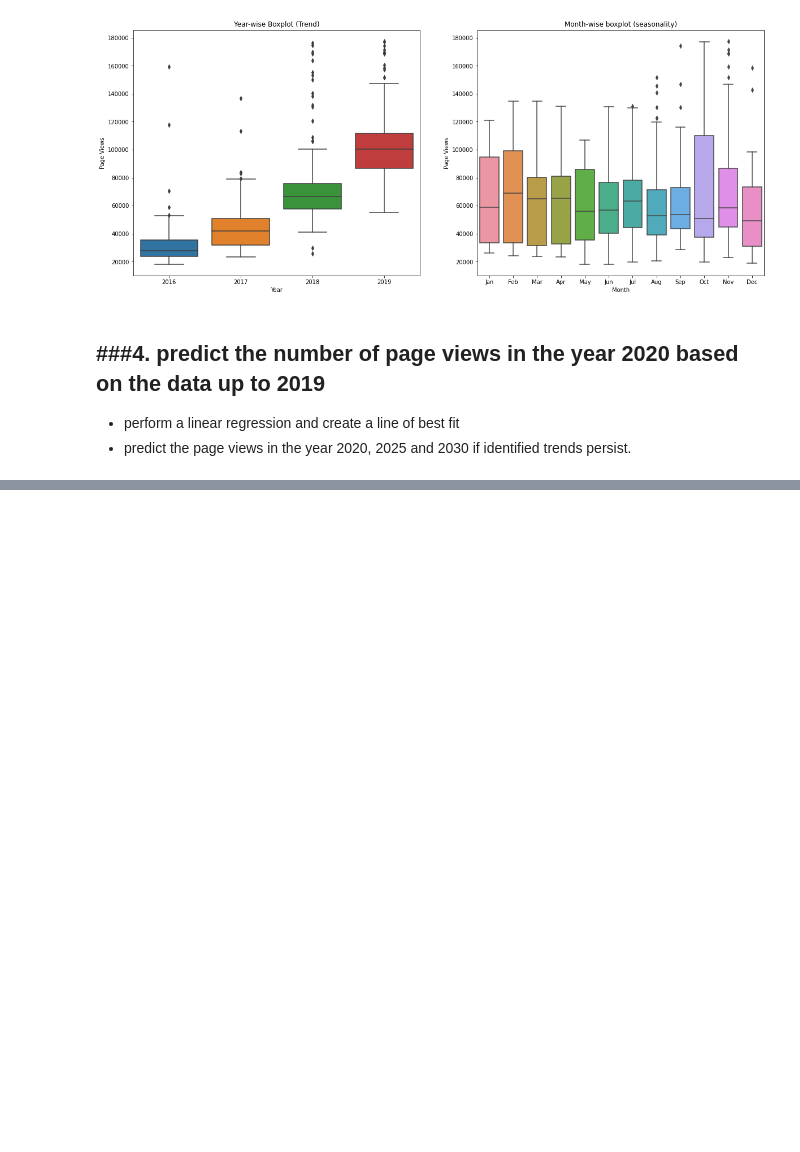
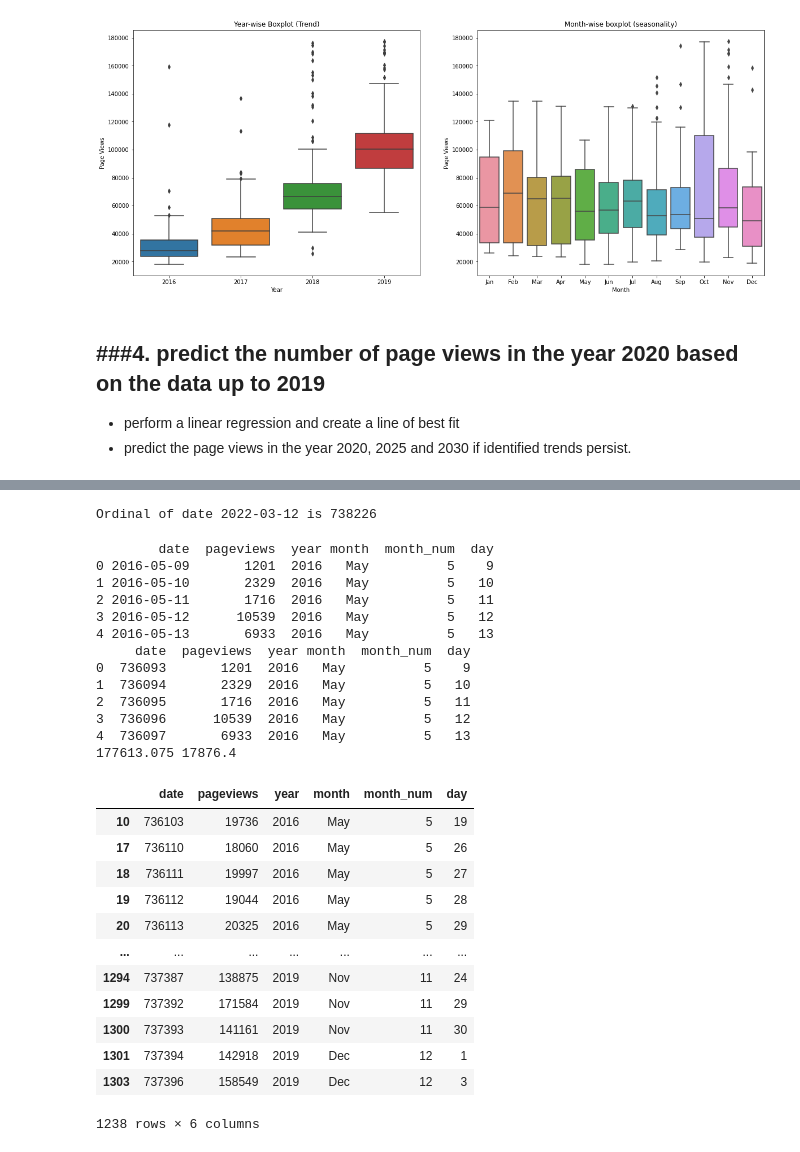
Before and after one commit to UnaRam/pythonFundamemtals, a Jupyter notebook: Una_Page_Views_Project.ipynb, the cells around one changed output, grey strips where cells are left out. Saved outputs shown, nothing was run; the diff lists cells and outputs as text; code cells hidden in the pictures; blank space fills up the shorter version.

```diff
--- a/Una_Page_Views_Project.ipynb
+++ b/Una_Page_Views_Project.ipynb
@@ -153,0 +354,57 @@ fig.show()
+# %%
+import datetime
+# using date.today() to get todays date
+dateToday = datetime.date.today()
+
+# Using toordinal() to generate ordinal value.
+toOrdinal = dateToday.toordinal()
+
+# Prints Ordinal Value of Todays Date.
+print(f"Ordinal of date {dateToday} is {toOrdinal}")
+# %% [output]
+Ordinal of date 2022-03-12 is 738226
+# %%
+import datetime as dt
+print(df.head())
+
+data_df = df.copy()
+data_df['date'] = pd.to_datetime(data_df['date'])
+data_df['date']=data_df['date'].map(dt.datetime.toordinal)
+print(data_df.head())
+
+#must repeat the filtering
+#filtering
+ord_filt_max = data_df['pageviews'].quantile(0.975)
+ord_filt_min = data_df['pageviews'].quantile(0.025)
+print(ord_filt_max, ord_filt_min)
+ord_filter = ((ord_filt_min <= data_df['pageviews']) & (data_df['pageviews']<=ord_filt_max))
+# display(filter)
+ord_filtered_df = data_df[ord_filter] #apply the filter
+display(ord_filtered_df)
+# %% [output]
+        date  pageviews  year month  month_num  day
+0 2016-05-09       1201  2016   May          5    9
+1 2016-05-10       2329  2016   May          5   10
+2 2016-05-11       1716  2016   May          5   11
+3 2016-05-12      10539  2016   May          5   12
+4 2016-05-13       6933  2016   May          5   13
+     date  pageviews  year month  month_num  day
+0  736093       1201  2016   May          5    9
+1  736094       2329  2016   May          5   10
+2  736095       1716  2016   May          5   11
+3  736096      10539  2016   May          5   12
+4  736097       6933  2016   May          5   13
+177613.075 17876.4
+|  | date | pageviews | year | month | month_num | day |
+| 10 | 736103 | 19736 | 2016 | May | 5 | 19 |
+| 17 | 736110 | 18060 | 2016 | May | 5 | 26 |
+| 18 | 736111 | 19997 | 2016 | May | 5 | 27 |
+| 19 | 736112 | 19044 | 2016 | May | 5 | 28 |
+| 20 | 736113 | 20325 | 2016 | May | 5 | 29 |
+| ... | ... | ... | ... | ... | ... | ... |
+| 1294 | 737387 | 138875 | 2019 | Nov | 11 | 24 |
+| 1299 | 737392 | 171584 | 2019 | Nov | 11 | 29 |
+| 1300 | 737393 | 141161 | 2019 | Nov | 11 | 30 |
+| 1301 | 737394 | 142918 | 2019 | Dec | 12 | 1 |
+| 1303 | 737396 | 158549 | 2019 | Dec | 12 | 3 |
+1238 rows × 6 columns
```
Also changed, not shown: parts of 13 cells of this notebook.
